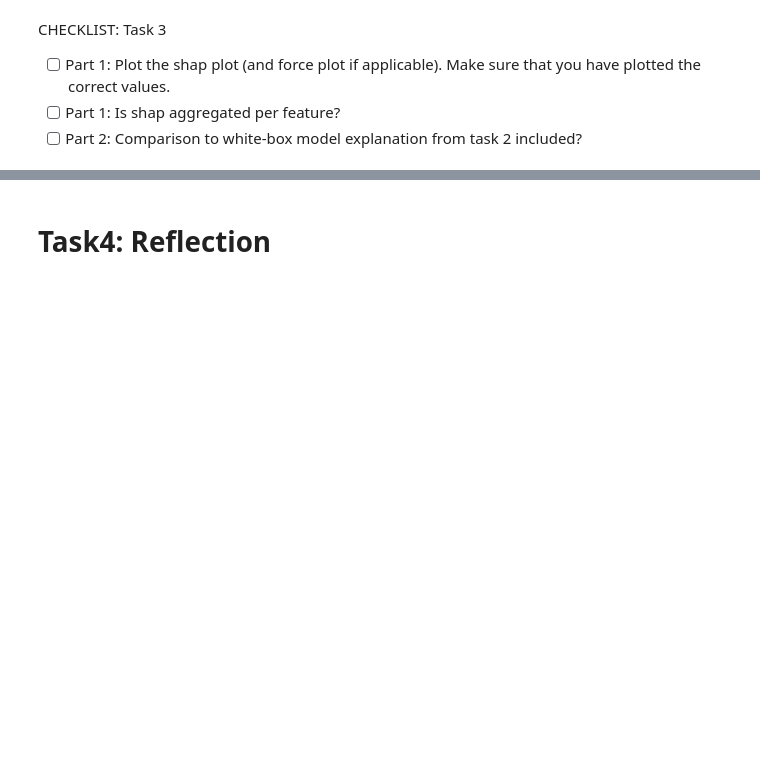
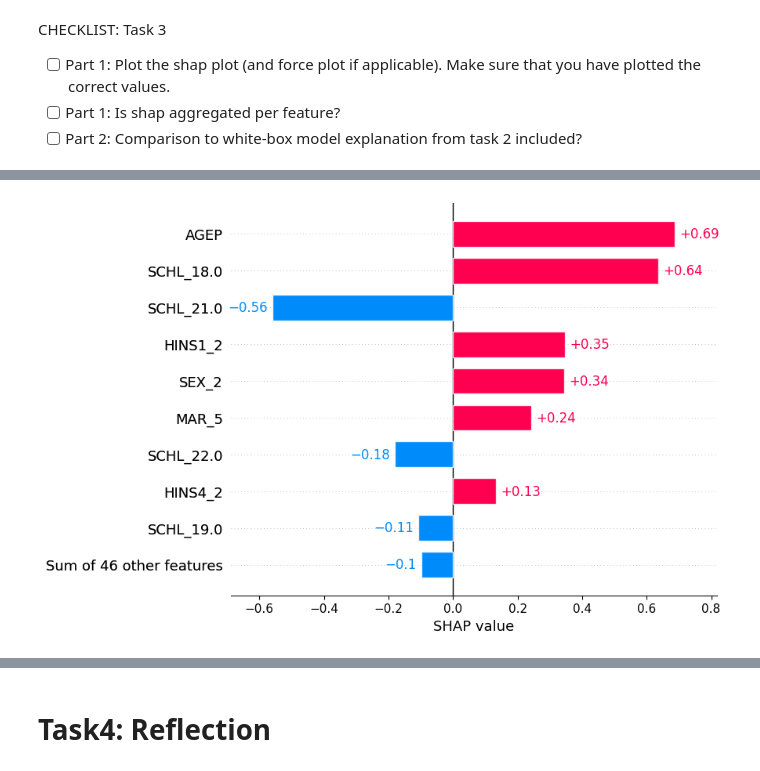
Before and after one commit to jorgedelpozolerida/-KDS_AlgorithmicFairness, a Jupyter notebook: Assignment1/assignment1.ipynb, the cells around one changed output, grey strips where cells are left out. Cells and saved outputs as stored; diff of their text form; code cells hidden in the pictures; blank space fills up the shorter version.

```diff
--- a/Assignment1/assignment1.ipynb
+++ b/Assignment1/assignment1.ipynb
@@ -477,0 +487,4 @@ included?
+# %%
+shap.plots.bar(shap_values_lr[0])
+# %% [output]
+[figure, added]
```
Also changed, not shown: parts of 13 cells of this notebook.
